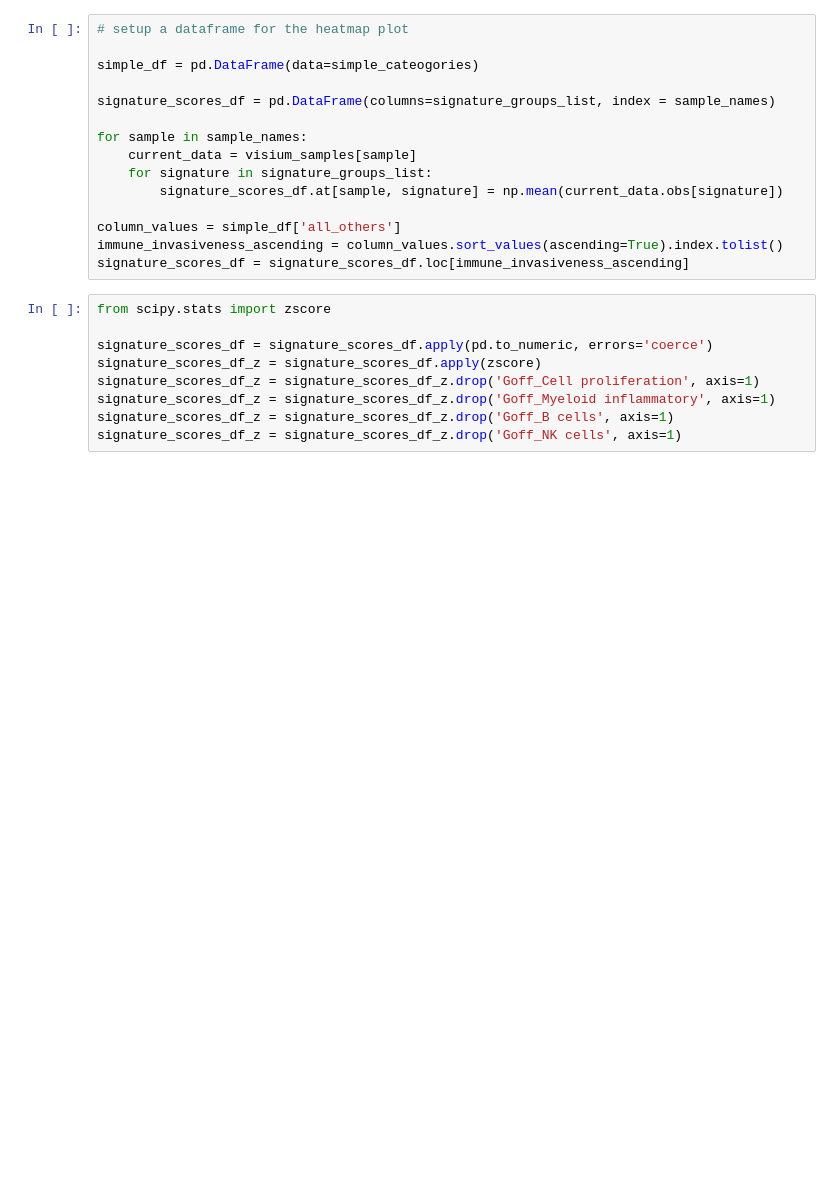
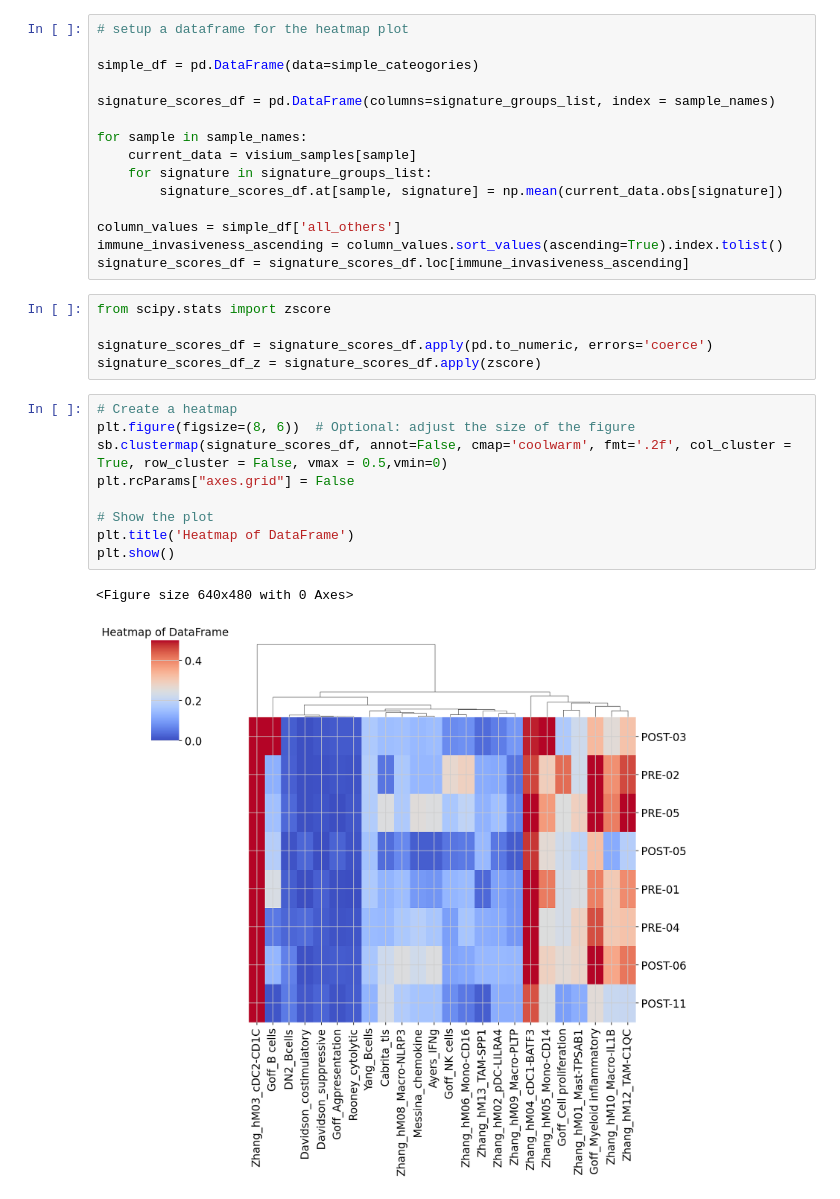
Before and after one commit to sean-otoole/BRCA_2024, a Jupyter notebook: infiltration_scoring_with_gene_signatures.ipynb, the cells around one changed output. Saved outputs shown, nothing was run; the diff lists cells and outputs as text; blank space fills up the shorter version.

```diff
--- a/infiltration_scoring_with_gene_signatures.ipynb
+++ b/infiltration_scoring_with_gene_signatures.ipynb
@@ -321,10 +442,18 @@ from scipy.stats import zscore
 
 signature_scores_df = signature_scores_df.apply(pd.to_numeric, errors='coerce')
 signature_scores_df_z = signature_scores_df.apply(zscore)
-signature_scores_df_z = signature_scores_df_z.drop('Goff_Cell proliferation', axis=1)
-signature_scores_df_z = signature_scores_df_z.drop('Goff_Myeloid inflammatory', axis=1)
-signature_scores_df_z = signature_scores_df_z.drop('Goff_B cells', axis=1)
-signature_scores_df_z = signature_scores_df_z.drop('Goff_NK cells', axis=1)
+# %%
+# Create a heatmap
+plt.figure(figsize=(8, 6))  # Optional: adjust the size of the figure
+sb.clustermap(signature_scores_df, annot=False, cmap='coolwarm', fmt='.2f', col_cluster = True, row_cluster = False, vmax = 0.5,vmin=0)
+plt.rcParams["axes.grid"] = False
+
+# Show the plot
+plt.title('Heatmap of DataFrame')
+plt.show()
+# %% [output]
+<Figure size 640x480 with 0 Axes>
+[figure, added]
 # %%
 import matplotlib.pyplot as plt
 import seaborn as sb
```
Also changed, not shown: parts of 9 cells of this notebook.
